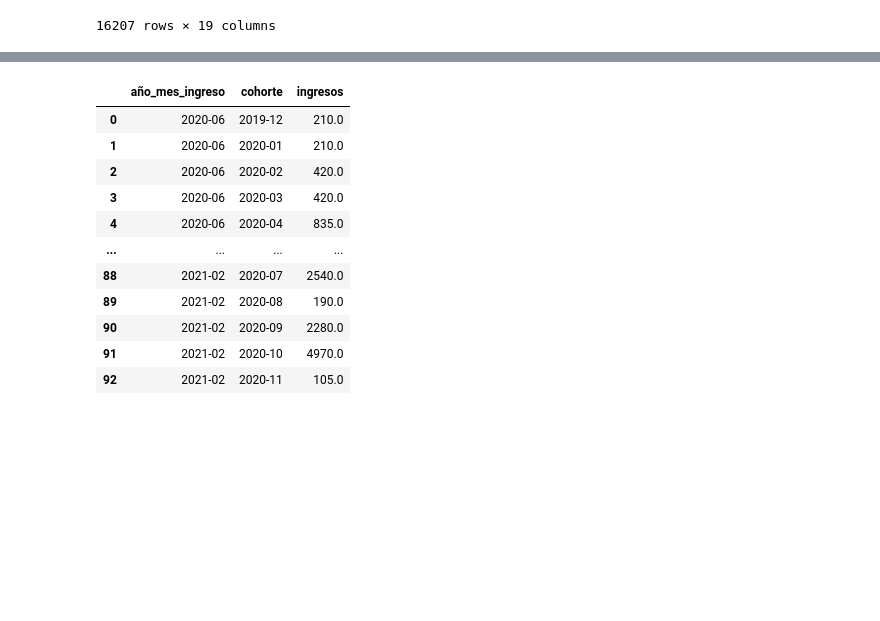
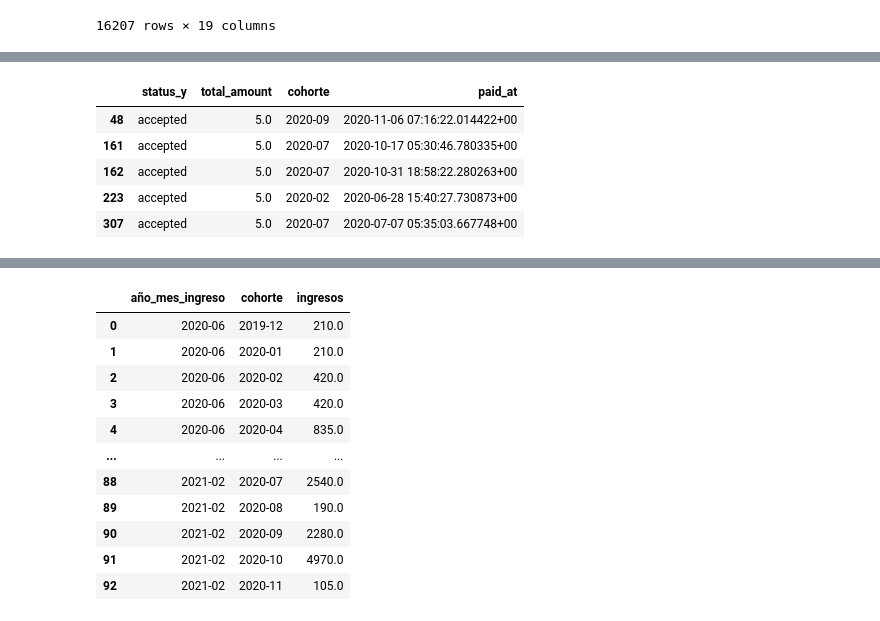
Before and after one commit to moiatgit/project-1-ironhack-payments-es, a Jupyter notebook: grupo3.ipynb, the cells around one changed output, grey strips where cells are left out. Saved outputs shown, nothing was run; the diff lists cells and outputs as text; code cells hidden in the pictures; blank space fills up the shorter version.

```diff
--- a/grupo3.ipynb
+++ b/grupo3.ipynb
@@ -755,0 +804,16 @@ seleccion
+# %%
+# Selección de entradas correspondientes a fees
+seleccion_fees_raw = seleccion[['status_y', 'total_amount', 'cohorte', 'paid_at']]
+# Limpiamos posibles entradas con datos nulos
+seleccion_fees = seleccion_fees_raw[(seleccion_fees_raw['status_y'] == 'accepted') &
+                                    (seleccion_fees_raw['total_amount'].notna()) &
+                                    (seleccion_fees_raw['cohorte'].notna()) &
+                                    (seleccion_fees_raw['paid_at'].notna())].copy()    # copy para poder añadir más columnas
+seleccion_fees.head()
+# %% [output]
+|  | status_y | total_amount | cohorte | paid_at |
+| 48 | accepted | 5.0 | 2020-09 | 2020-11-06 07:16:22.014422+00 |
+| 161 | accepted | 5.0 | 2020-07 | 2020-10-17 05:30:46.780335+00 |
+| 162 | accepted | 5.0 | 2020-07 | 2020-10-31 18:58:22.280263+00 |
+| 223 | accepted | 5.0 | 2020-02 | 2020-06-28 15:40:27.730873+00 |
+| 307 | accepted | 5.0 | 2020-07 | 2020-07-07 05:35:03.667748+00 |
```
Also changed, not shown: parts of 7 cells of this notebook.
